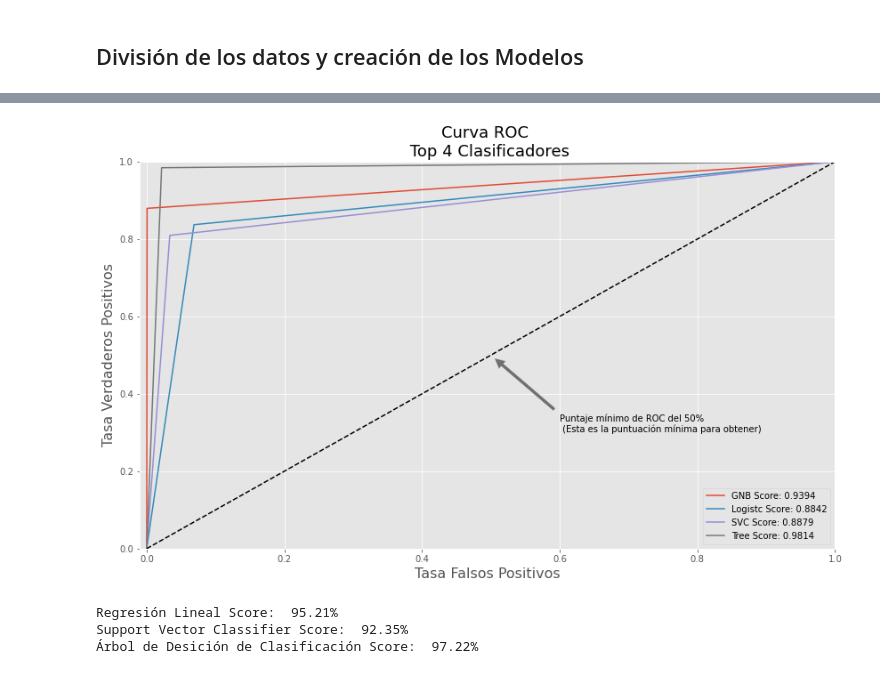
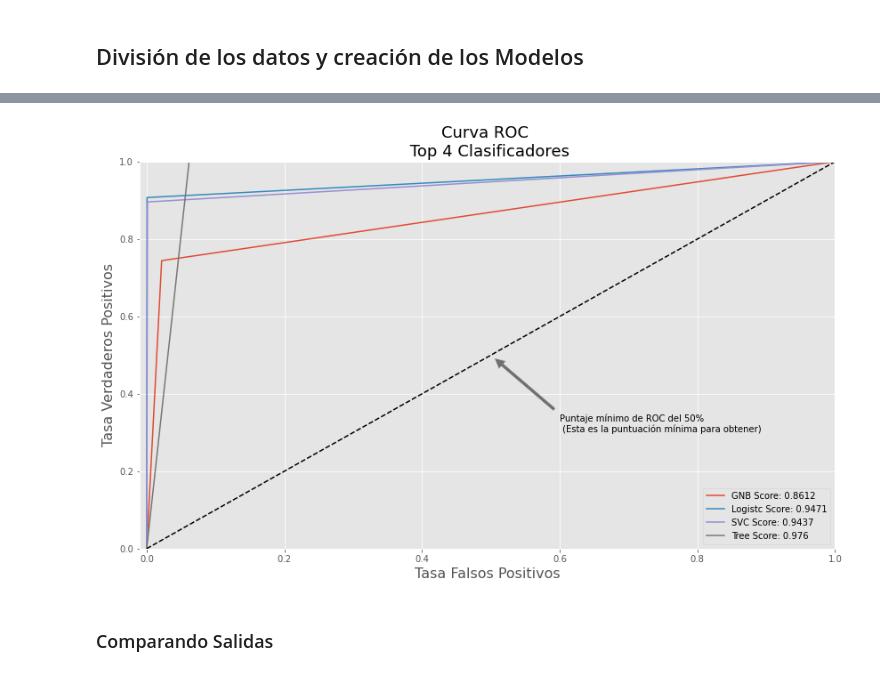
Before and after one commit to Bmez1/Proyecto_CD, a Jupyter notebook: Fraude.ipynb, the cells around one changed output, grey strips where cells are left out. Cells and saved outputs as stored; diff of their text form; code cells hidden in the pictures.

```diff
--- a/Fraude.ipynb
+++ b/Fraude.ipynb
@@ -823,0 +1012,6 @@ models = {
+# %%
+curva_ROC = {}
+for key in salidas.keys():
+    curva_ROC[key] = roc_curve(original_ytest, salidas[key])
+graficar_Curva_Multiple(curva_ROC, original_ytest, salidas)
+plt.show()
@@ -824,9 +1042,7 @@ models = {
 # %%
-from sklearn.model_selection import cross_val_score
-
-for key, model in models.items():
-    model.fit(X_train, y_train)
-    training_score = cross_val_score(model, X_train, y_train, cv=5)
+def model_Rendmiento(model, X_Model, y_Model):
+    training_score = cross_val_score(model, X_Model, y_Model, cv=3)
     print(f"{'=' * 100}")
     print("Clasificador: ", model.__class__.__name__)
-    print("Rendimiento del entrenamiento: ", round(training_score.mean(), 2) * 100, "% de precisión")
+    print("Rendimiento del entrenamiento: {:.3f}%".format(model.score(X_Model, y_Model)*100))
+    print("Rendimiento del entrenamiento con VC: {:.3f}%".format(training_score.mean()*100))
@@ -846,6 +1048,0 @@ Rendimiento del entrenamiento:  98.0 % de precisión
-# %%
-#Diccionario de las salidas predecidas
-predict = np.array(['y_GNB', 'y_Logistc', 'y_SVC', 'y_Tree'])
-salidas = {}
-for i, model in enumerate(models.values()):
-    salidas[predict[i]] = model.predict(X_test)
@@ -852 +1068,9 @@ for i, model in enumerate(models.values()):
+# %%
+# Predicciones Respectivas
+salidas_Hip = {
+    'y_GNB'    : salidas['y_GNB'],
+    'y_Logistc': log_reg.predict(original_Xtest),
+    'y_SVC'    : svc.predict(original_Xtest),
+    'y_Tree'   : tree_clf.predict(original_Xtest)
+}
 # %%
@@ -877,9 +1106,8 @@ def graficar_Curva_Multiple(diccionario, salida_Test, salidas_Models):
 # %%
-from sklearn.metrics import roc_curve, roc_auc_score
-curva_ROC = {}
-for key in salidas.keys():
-    curva_ROC[key] = roc_curve(y_test, salidas[key])
-graficar_Curva_Multiple(curva_ROC, y_test, salidas)
+curva_ROC_HIP = {}
+for key in salidas_Hip.keys():
+    curva_ROC_HIP[key] = roc_curve(original_ytest, salidas_Hip[key])
+graficar_Curva_Multiple(curva_ROC, original_ytest, salidas_Hip)
 plt.show()
 # %% [output]
-[figure, old version]
+[figure, new version]
@@ -908,13 +1114,2 @@ tree_clf = grid_tree.best_estimator_
-# %%
-log_reg_score = cross_val_score(log_reg, X_train, y_train, cv=5)
-print('Regresión Lineal Score: ', round(log_reg_score.mean() * 100, 2).astype(str) + '%')
-
-svc_score = cross_val_score(svc, X_train, y_train, cv=5)
-print('Support Vector Classifier Score: ', round(svc_score.mean() * 100, 2).astype(str) + '%')
-
-tree_score = cross_val_score(tree_clf, X_train, y_train, cv=5)
-print('Árbol de Desición de Clasificación Score: ', round(tree_score.mean() * 100, 2).astype(str) + '%')
-# %% [output]
-Regresión Lineal Score:  95.21%
-Support Vector Classifier Score:  92.35%
-Árbol de Desición de Clasificación Score:  97.22%
+# %% [markdown]
+### Comparando Salidas
```
Also changed, not shown: parts of 46 cells of this notebook.
